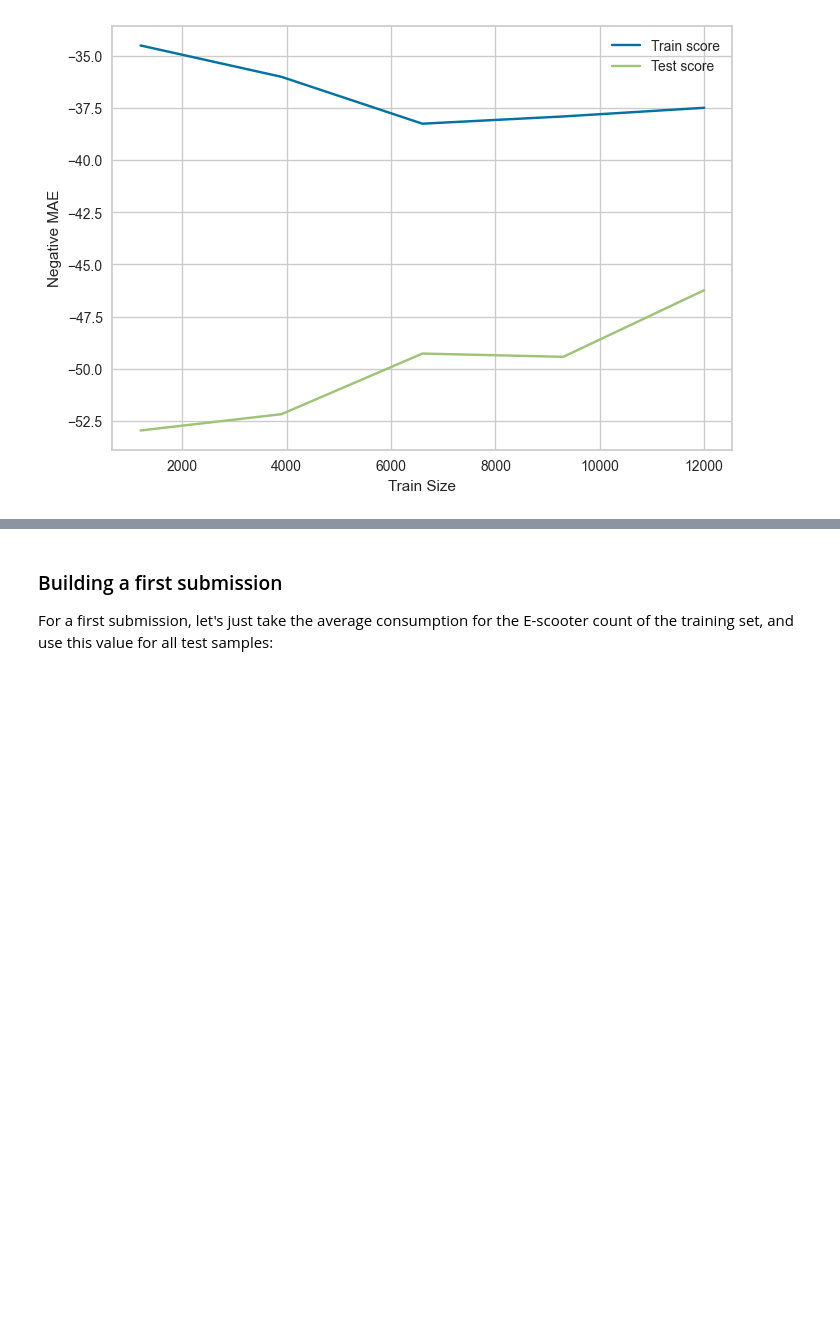
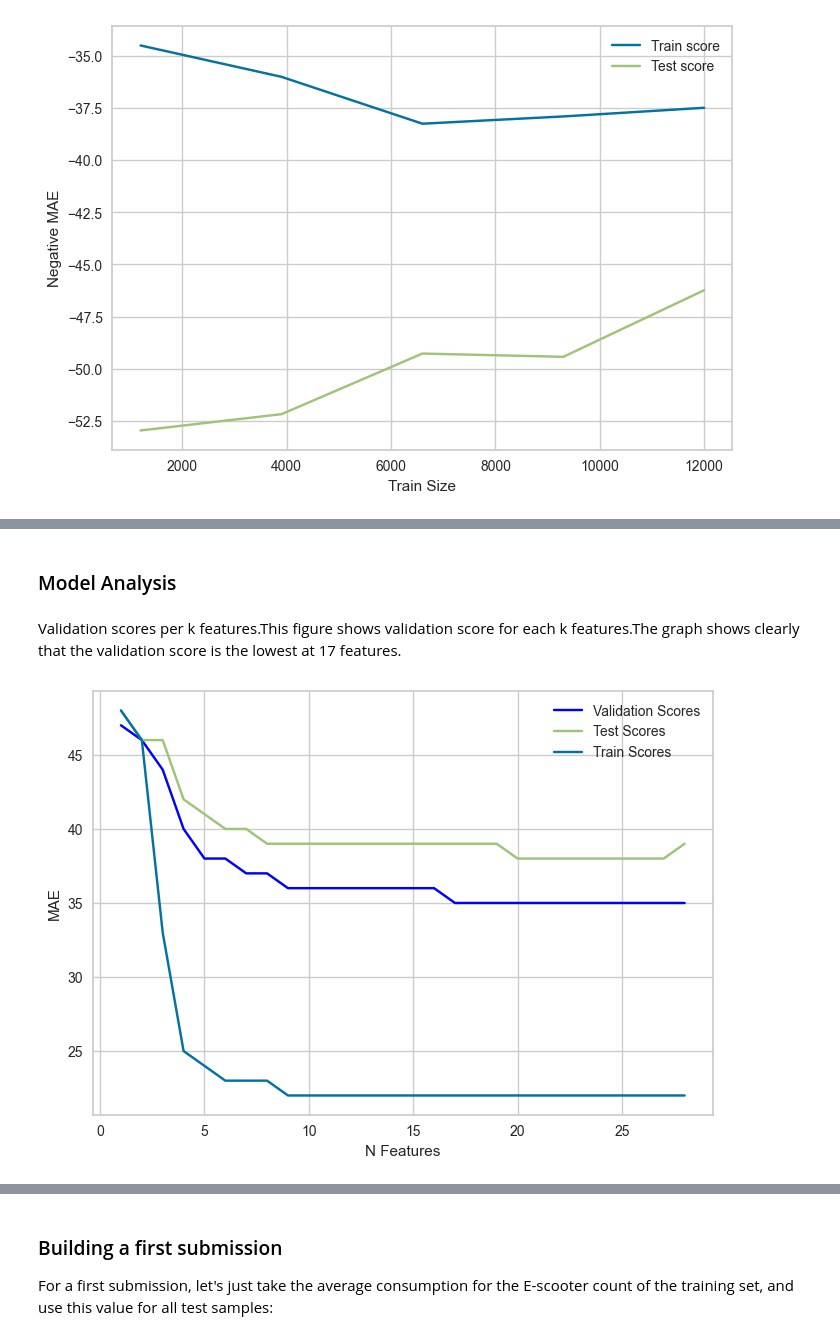
Before and after one commit to erdoganabaci/ml-predicting-energy-consumption, a Jupyter notebook: erdogan_abaci_ML_Predicting_Energy_consumption.ipynb, the cells around one changed output, grey strips where cells are left out. Drawn from its saved outputs; the diff is of its cells as text; code cells hidden in the pictures; blank space fills up the shorter version.

```diff
--- a/erdogan_abaci_ML_Predicting_Energy_consumption.ipynb
+++ b/erdogan_abaci_ML_Predicting_Energy_consumption.ipynb
@@ -1201,0 +1245,15 @@ plt.show()
+# %% [markdown]
+### Model Analysis
+# %% [markdown]
+Validation scores per k features.This figure shows validation score for each k features.The graph shows clearly that the validation score is the lowest at 17 features.
+# %%
+plt.plot(features, validation_scores, c="blue", label="Validation Scores")
+plt.plot(features, test_scores, c="g", label="Test Scores")
+plt.plot(features, train_scores, c="b", label="Train Scores")
+
+plt.xlabel("N Features")
+plt.ylabel("MAE")
+plt.legend()
+plt.show()
+# %% [output]
+[figure, added]
```
Also changed, not shown: parts of 30 cells of this notebook.
